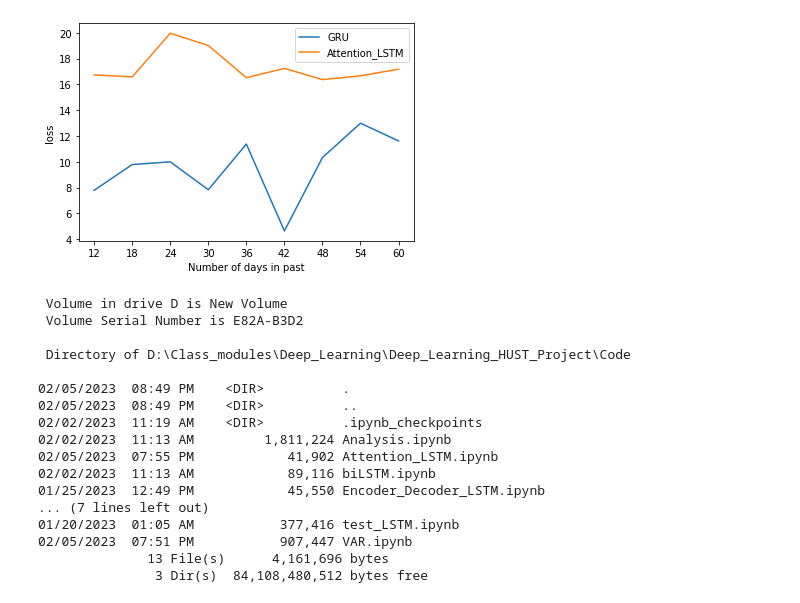
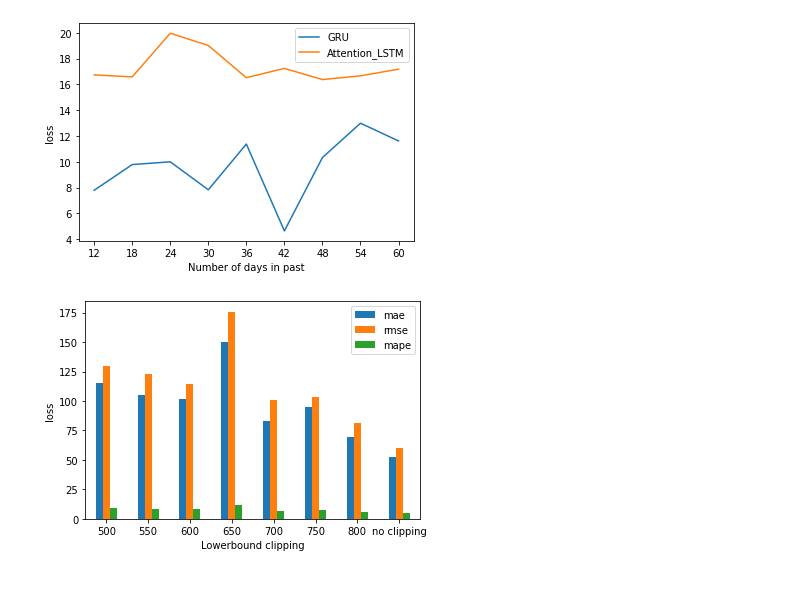
Before and after one commit to Tahuubinh/DL_HUST_Project, a Jupyter notebook: Code/Result_visualization.ipynb, the cells around one changed output. Cells and saved outputs as stored; diff of their text form; code cells hidden in the pictures.

```diff
--- a/Code/Result_visualization.ipynb
+++ b/Code/Result_visualization.ipynb
@@ -91,22 +99,19 @@ plotLSTMline(models, 'mape')
 [figure]
 [figure]
 # %%
-!dir
+def plotClipping():
+    results = list()
+    for i in [*range(500, 805, 50)]:
+        with open(f'../Results/GRU_clip/history_42_future_24_version_{i}/metrics_test.json') as json_file:
+            data = json.load(json_file)
+            results.append([str(i), data['mae'], data['rmse'], data['mape']])
+    with open(f'../Results/GRU/history_42_future_24_version_1/metrics_test.json') as json_file:
+        data = json.load(json_file)
+        results.append(['no clipping', data['mae'], data['rmse'], data['mape']])
+    results = pd.DataFrame(results, columns = ['Lowerbound clipping', 'mae', 'rmse', 'mape'])
+    ax = results.plot(x="Lowerbound clipping", y=["mae", "rmse", "mape"], kind="bar", rot=0,
+                     ylabel = 'loss')
+    return ax
+ax = plotClipping()
 # %% [output]
- Volume in drive D is New Volume
- Volume Serial Number is E82A-B3D2
-
- Directory of D:\Class_modules\Deep_Learning\Deep_Learning_HUST_Project\Code
-
-02/05/2023  08:49 PM    <DIR>          .
-02/05/2023  08:49 PM    <DIR>          ..
-02/02/2023  11:19 AM    <DIR>          .ipynb_checkpoints
-02/02/2023  11:13 AM         1,811,224 Analysis.ipynb
-02/05/2023  07:55 PM            41,902 Attention_LSTM.ipynb
-02/02/2023  11:13 AM            89,116 biLSTM.ipynb
-01/25/2023  12:49 PM            45,550 Encoder_Decoder_LSTM.ipynb
-... (7 lines left out)
-01/20/2023  01:05 AM           377,416 test_LSTM.ipynb
-02/05/2023  07:51 PM           907,447 VAR.ipynb
-              13 File(s)      4,161,696 bytes
-               3 Dir(s)  84,108,480,512 bytes free
+[figure, added]
```
Also changed, not shown: parts of 3 cells of this notebook, 23 other files.
